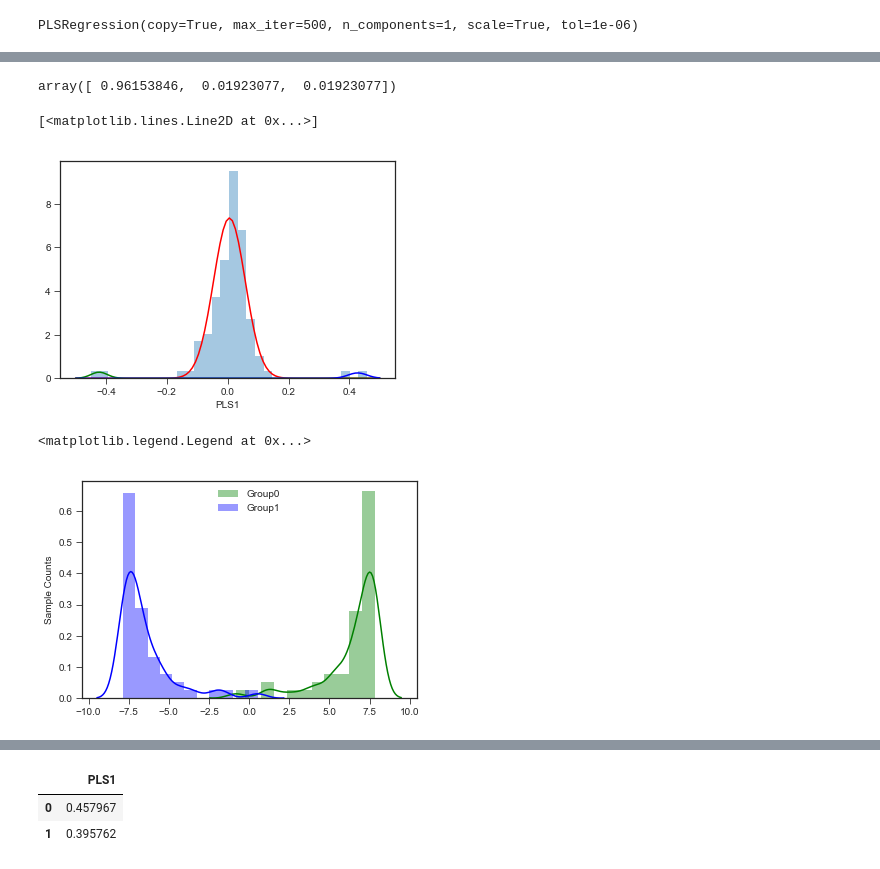
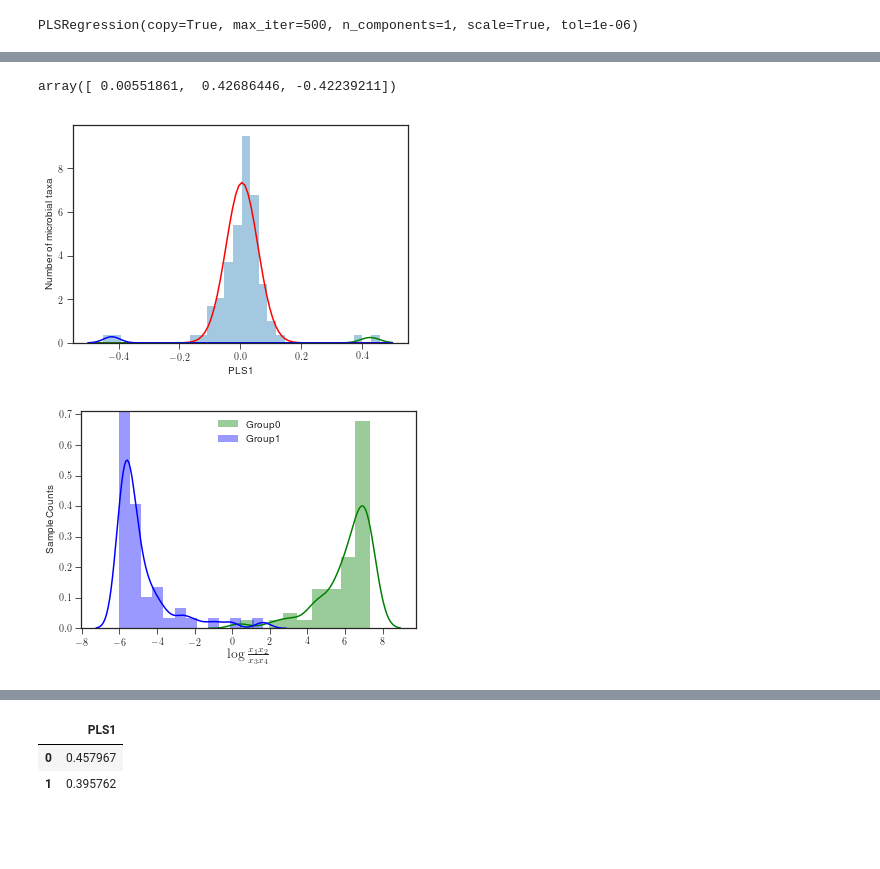
Before and after one commit to mortonjt/pls-balances, a Jupyter notebook: pls_balances/ipynb/simulation.ipynb, the cells around one changed output, grey strips where cells are left out. Saved outputs shown, nothing was run; the diff lists cells and outputs as text; code cells hidden in the pictures; blank space fills up the shorter version.

```diff
--- a/pls_balances/ipynb/simulation.ipynb
+++ b/pls_balances/ipynb/simulation.ipynb
@@ -166,20 +177,23 @@ GaussianMixture(covariance_type='full', init_params='kmeans', max_iter=100,
 m = np.ravel(gmod.means_)
 s = np.ravel(np.sqrt(gmod.covariances_))
 w = np.ravel(gmod.weights_)
-# %%
-w
-# %% [output]
-array([ 0.96153846,  0.01923077,  0.01923077])
+# %%
+m
+# %% [output]
+array([ 0.00551861,  0.42686446, -0.42239211])
 # %%
 from scipy.stats import norm
+fig = plt.figure()
 x = np.linspace(-0.5, 0.5, 100)
 sns.distplot(pls_df.PLS1, norm_hist=True, kde=False)
 plt.plot(x, w[0]*norm.pdf(x, m[0], s[0]), '-r')
 plt.plot(x, w[1]*norm.pdf(x, m[1], s[1]), '-g')
 plt.plot(x, w[2]*norm.pdf(x, m[2], s[2]), '-b')
+plt.legend()
+plt.ylabel('Number of microbial taxa')
+fig.savefig('../results/figures/figure_1d.pdf')
 # %% [output]
-[<matplotlib.lines.Line2D at 0x...>]
-[figure, old version]
+[figure, new version]
 # %%
 l, r = round_balance(pls_df.values)
 # %%
@@ -190,13 +204,15 @@ pls_balance = (np.log(microbial_table.loc[:, num.index] + 1).mean(axis=1) -
                np.log(microbial_table.loc[:, denom.index] + 1).mean(axis=1))
 # %%
 y = 'pls_balance'
-sns.distplot(pls_balance[metadata.Group==0], label='Group0', color='g')
-sns.distplot(pls_balance[metadata.Group==1], label='Group1', color='b')
+fig = plt.figure()
+sns.distplot(pls_balance[metadata.Group==0], label=r'Group0', color='g')
+sns.distplot(pls_balance[metadata.Group==1], label=r'Group1', color='b')
 plt.ylabel('Sample Counts')
 plt.legend()
+plt.xlabel(r'$\log \frac{x_1 x_2}{x_3 x_4}$', fontsize=14)
+fig.savefig('../results/figures/figure_1e.pdf')
 # %% [output]
-<matplotlib.legend.Legend at 0x...>
-[figure, old version]
+[figure, new version]
 # %%
 denom
 # %% [output]
```
Also changed, not shown: parts of 8 cells of this notebook, 4 other files.
